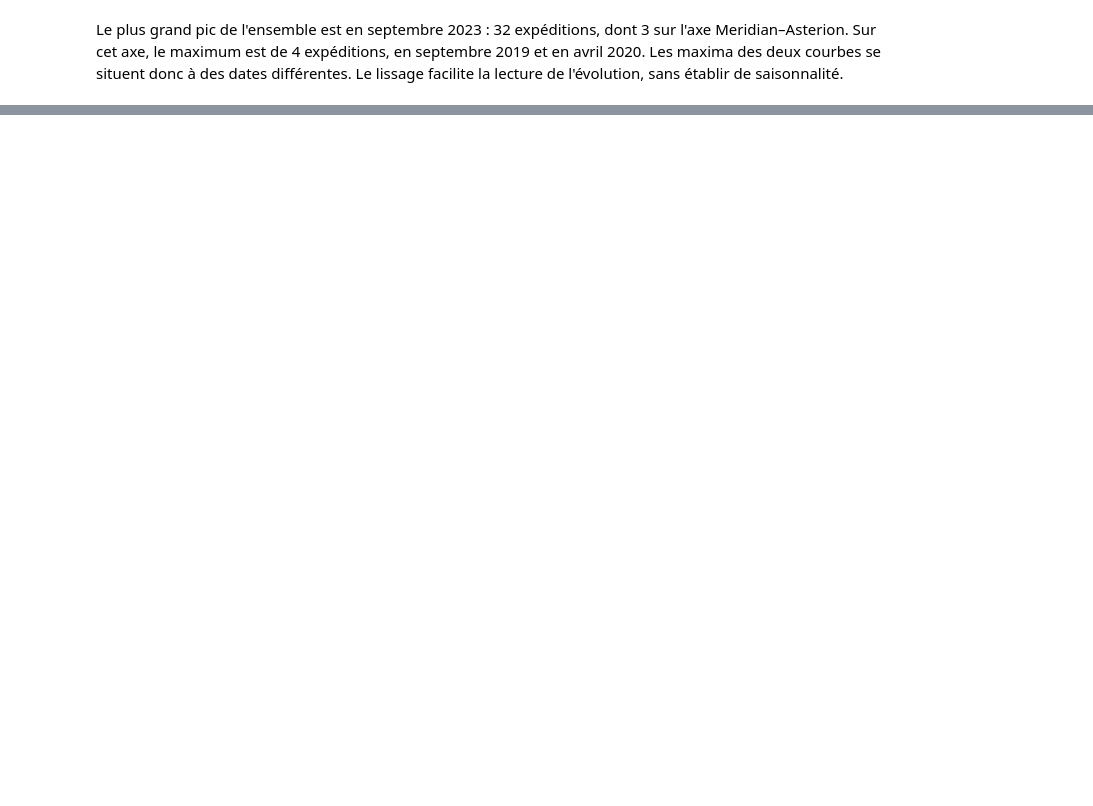
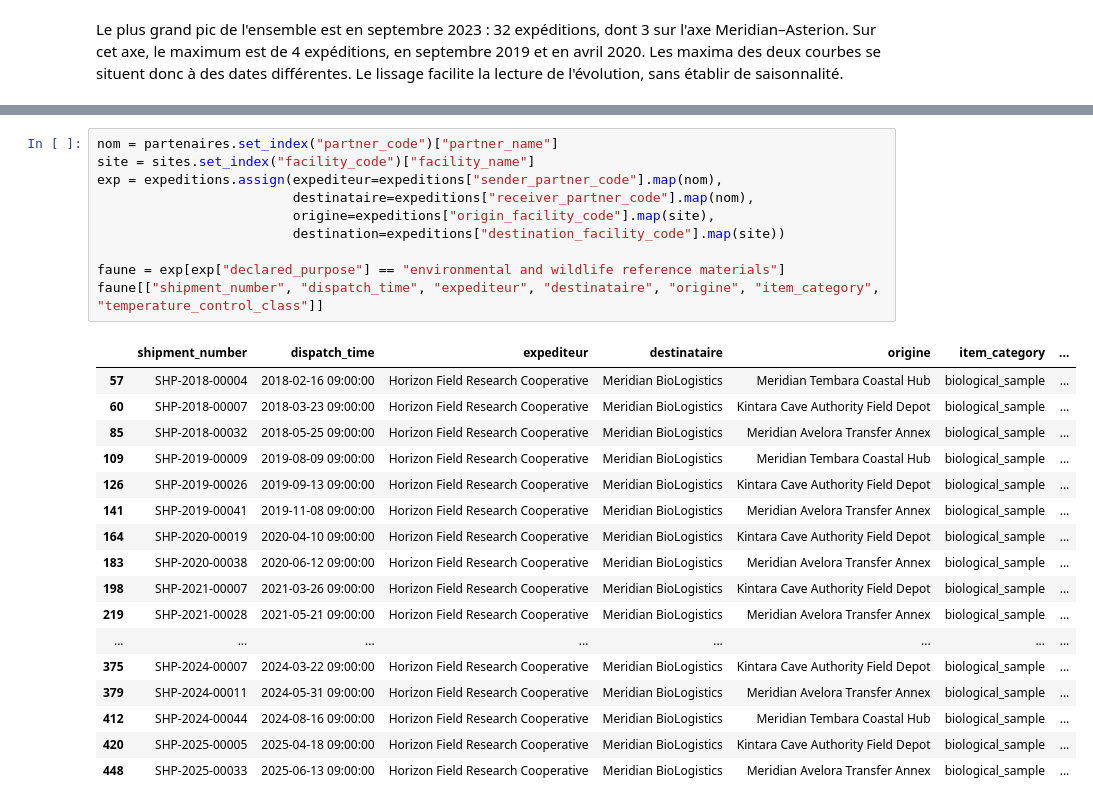
Before and after one commit to a-t-richard/20262027-UE-DataMining-Project, a Jupyter notebook: 04_logistics_analyse.ipynb, the cells around one changed output, grey strips where cells are left out. Saved outputs shown, nothing was run; the diff lists cells and outputs as text; blank space fills up the shorter version.

```diff
--- a/04_logistics_analyse.ipynb
+++ b/04_logistics_analyse.ipynb
@@ -986,0 +995,28 @@ Le plus grand pic de l'ensemble est en septembre 2023 : 32 expéditions, dont 3
+# %%
+nom = partenaires.set_index("partner_code")["partner_name"]
+site = sites.set_index("facility_code")["facility_name"]
+exp = expeditions.assign(expediteur=expeditions["sender_partner_code"].map(nom),
+                         destinataire=expeditions["receiver_partner_code"].map(nom),
+                         origine=expeditions["origin_facility_code"].map(site),
+                         destination=expeditions["destination_facility_code"].map(site))
+
+faune = exp[exp["declared_purpose"] == "environmental and wildlife reference materials"]
+faune[["shipment_number", "dispatch_time", "expediteur", "destinataire", "origine", "item_category", "temperature_control_class"]]
+# %% [output]
+|  | shipment_number | dispatch_time | expediteur | destinataire | origine | item_category | ... |
+| 57 | SHP-2018-00004 | 2018-02-16 09:00:00 | Horizon Field Research Cooperative | Meridian BioLogistics | Meridian Tembara Coastal Hub | biological_sample | ... |
+| 60 | SHP-2018-00007 | 2018-03-23 09:00:00 | Horizon Field Research Cooperative | Meridian BioLogistics | Kintara Cave Authority Field Depot | biological_sample | ... |
+| 85 | SHP-2018-00032 | 2018-05-25 09:00:00 | Horizon Field Research Cooperative | Meridian BioLogistics | Meridian Avelora Transfer Annex | biological_sample | ... |
+| 109 | SHP-2019-00009 | 2019-08-09 09:00:00 | Horizon Field Research Cooperative | Meridian BioLogistics | Meridian Tembara Coastal Hub | biological_sample | ... |
+| 126 | SHP-2019-00026 | 2019-09-13 09:00:00 | Horizon Field Research Cooperative | Meridian BioLogistics | Kintara Cave Authority Field Depot | biological_sample | ... |
+| 141 | SHP-2019-00041 | 2019-11-08 09:00:00 | Horizon Field Research Cooperative | Meridian BioLogistics | Meridian Avelora Transfer Annex | biological_sample | ... |
+| 164 | SHP-2020-00019 | 2020-04-10 09:00:00 | Horizon Field Research Cooperative | Meridian BioLogistics | Kintara Cave Authority Field Depot | biological_sample | ... |
+| 183 | SHP-2020-00038 | 2020-06-12 09:00:00 | Horizon Field Research Cooperative | Meridian BioLogistics | Meridian Avelora Transfer Annex | biological_sample | ... |
+| 198 | SHP-2021-00007 | 2021-03-26 09:00:00 | Horizon Field Research Cooperative | Meridian BioLogistics | Kintara Cave Authority Field Depot | biological_sample | ... |
+| 219 | SHP-2021-00028 | 2021-05-21 09:00:00 | Horizon Field Research Cooperative | Meridian BioLogistics | Meridian Avelora Transfer Annex | biological_sample | ... |
+| ... | ... | ... | ... | ... | ... | ... | ... |
+| 375 | SHP-2024-00007 | 2024-03-22 09:00:00 | Horizon Field Research Cooperative | Meridian BioLogistics | Kintara Cave Authority Field Depot | biological_sample | ... |
+| 379 | SHP-2024-00011 | 2024-05-31 09:00:00 | Horizon Field Research Cooperative | Meridian BioLogistics | Meridian Avelora Transfer Annex | biological_sample | ... |
+| 412 | SHP-2024-00044 | 2024-08-16 09:00:00 | Horizon Field Research Cooperative | Meridian BioLogistics | Meridian Tembara Coastal Hub | biological_sample | ... |
+| 420 | SHP-2025-00005 | 2025-04-18 09:00:00 | Horizon Field Research Cooperative | Meridian BioLogistics | Kintara Cave Authority Field Depot | biological_sample | ... |
+| 448 | SHP-2025-00033 | 2025-06-13 09:00:00 | Horizon Field Research Cooperative | Meridian BioLogistics | Meridian Avelora Transfer Annex | biological_sample | ... |
```
Also changed, not shown: parts of 28 cells of this notebook, 1 other file.
